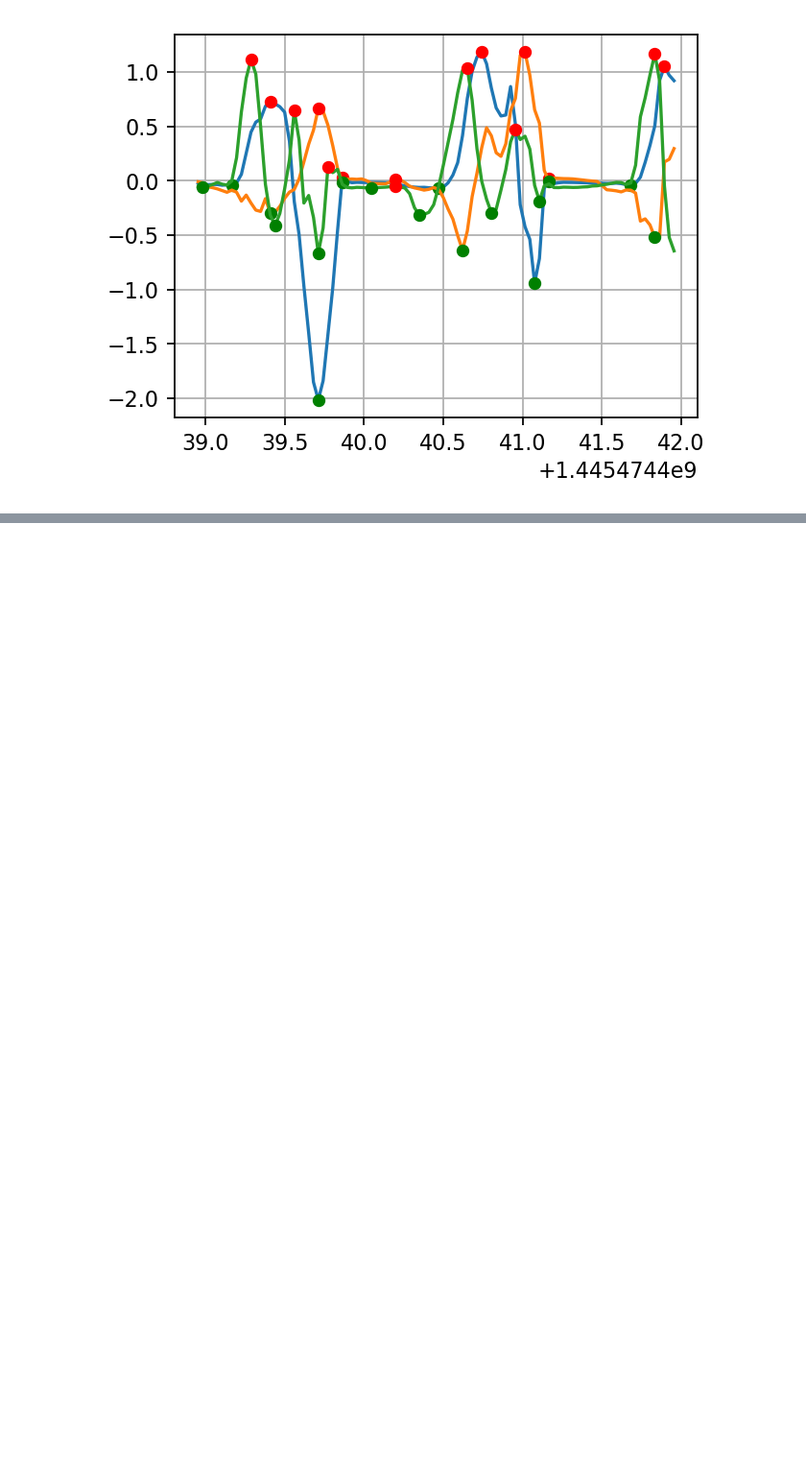
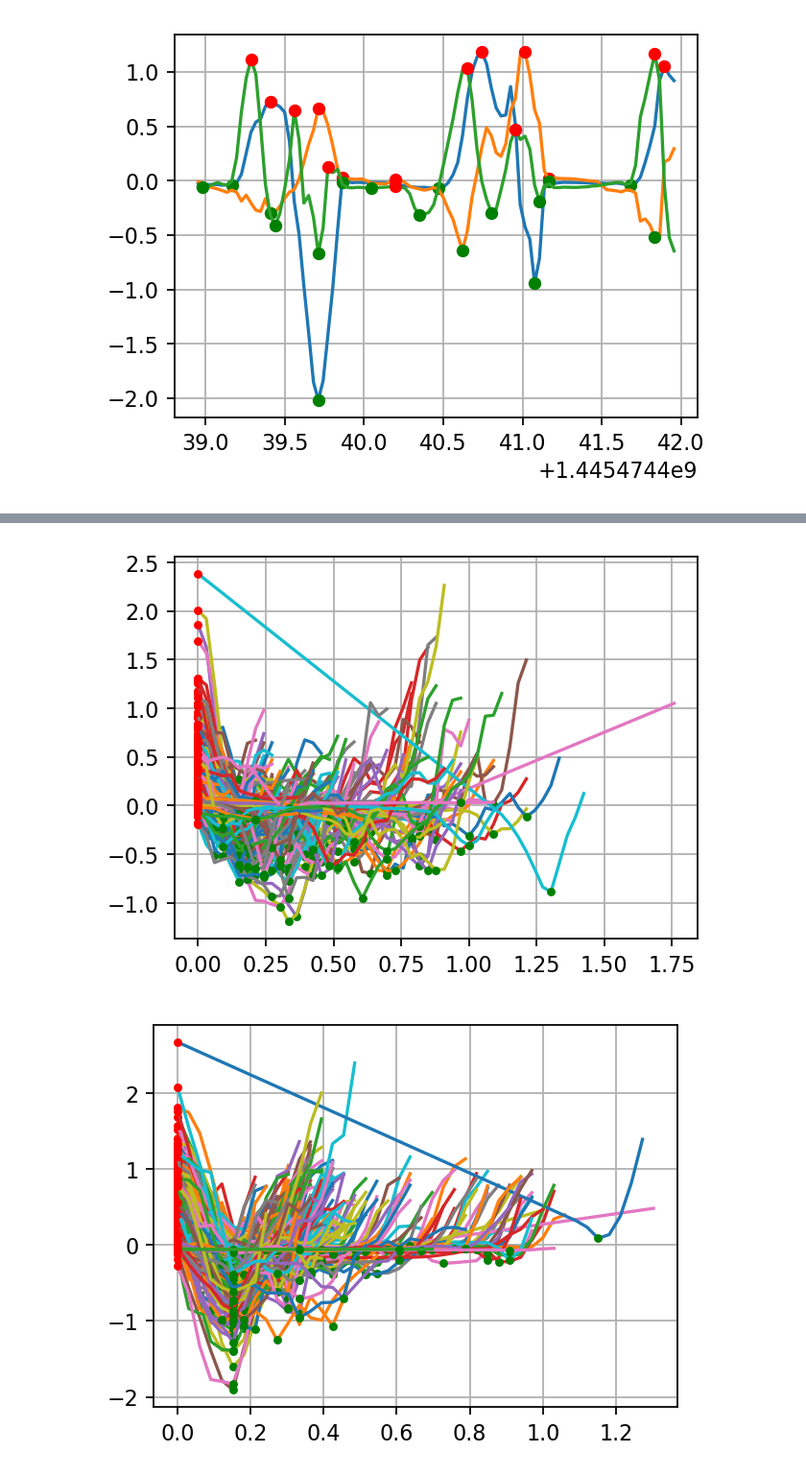
Before and after one commit to taoyilee/EMSA, a Jupyter notebook: EMSA.ipynb, the cells around one changed output, grey strips where cells are left out. Shown: that part at 96% size. Cells and saved outputs as stored; diff of their text form; code cells hidden in the pictures; blank space fills up the shorter version.

```diff
--- a/EMSA.ipynb
+++ b/EMSA.ipynb
@@ -46,0 +42,15 @@ NameError: name 'peaks_idx' is not defined
+# %%
+
+plt.figure(figsize=(4*1.1, 3*1.1), dpi=160)
+for i in range(len(motifs[1])):
+    motifs[1][i].plot()
+plt.grid()
+
+plt.figure(figsize=(4*1.1, 3*1.1), dpi=160)
+
+for i in range(len(motifs[2])):
+    motifs[2][i].plot()
+plt.grid()
+# %% [output]
+[figure, added]
+[figure, added]
```
Also changed, not shown: parts of 3 cells of this notebook, 1 other file.
